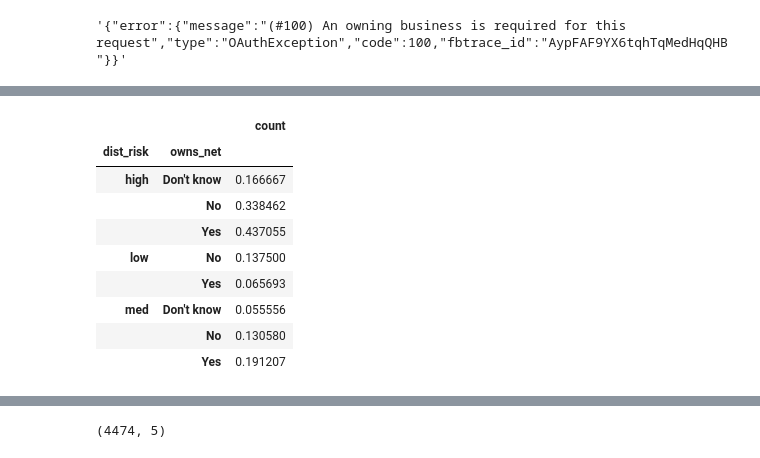
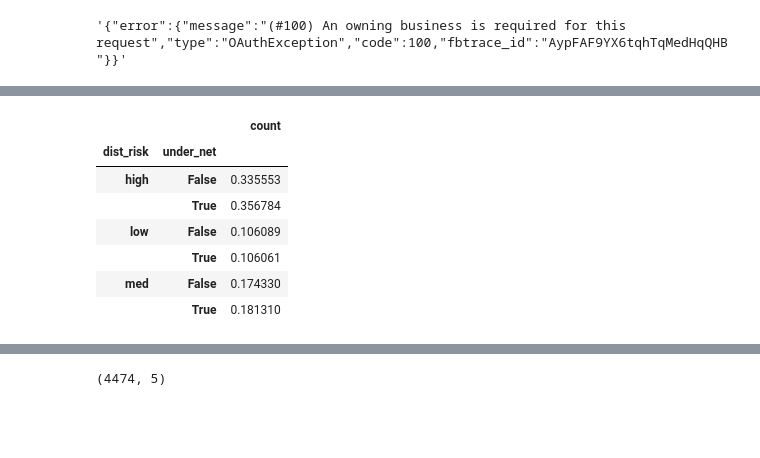
Before and after one commit to vlab-research/vlab, a Jupyter notebook: marketing.ipynb, the cells around one changed output, grey strips where cells are left out. Drawn from its saved outputs; the diff is of its cells as text; code cells hidden in the pictures; blank space fills up the shorter version.

```diff
--- a/marketing.ipynb
+++ b/marketing.ipynb
@@ -315,0 +335,14 @@ dd.loc[dd.cluster.isin(high_malaria_dists), 'dist_risk'] = 'high'
+# %%
+from clustering import get_budget_lookup
+from malaria import window, days_left, get_df
+
+df = get_df(cnf)
+
+stratum = cnf['strata'][0]
+spend = m.get_spend(window())
+budget_lookup = get_budget_lookup(df,
+                                  stratum,
+                                  float('inf'),
+                                  days_left(cnf),
+                                  window(),
+                                  spend)
@@ -315,0 +374,6 @@ dd.loc[dd.cluster.isin(high_malaria_dists), 'dist_risk'] = 'high'
+# %%
+def add_foo(r):
+    r['budget'] = budget_lookup.get(r['disthash'], None)
+    return r
+
+perc = perc.apply(add_foo, 1)
@@ -316,2 +427,12 @@ dd.loc[dd.cluster.isin(high_malaria_dists), 'dist_risk'] = 'high'
+# %%
+high_malaria_dists = perc[(perc.perc > .25)].disthash.unique()
+low_malaria_dists = perc[(perc.perc <= .15)].disthash.unique()
+# low_malaria_dists = perc[(perc.perc == 0.0) & (perc.target >= 0)].disthash.unique()
+
+# low_malaria_dists = cities[cities.include_audience == True].disthash.unique()
+
+dd['dist_risk'] = 'med'
+dd.loc[dd['md:clusterid'].isin(low_malaria_dists), 'dist_risk'] = 'low'
+dd.loc[dd['md:clusterid'].isin(high_malaria_dists), 'dist_risk'] = 'high'
 # %%
 dd.groupby('disthash').head(1)['dist_risk'].value_counts()
@@ -323,6 +480,6 @@ Name: dist_risk, dtype: int64
 # %%
-dd['include_audience'] = dd.dist_risk == 'low'
+# dd['include_audience'] = dd.dist_risk == 'low'
 
-cities = cities.merge(dd.groupby('disthash').head(1).reset_index(drop=True)[['disthash', 'include_audience']])
+# cities = cities.merge(dd.groupby('disthash').head(1).reset_index(drop=True)[['disthash', 'include_audience']])
 
-cities.to_csv('output/cities.csv', index=False)
+# cities.to_csv('output/cities.csv', index=False)
@@ -436,13 +766,11 @@ malaria_prob(dd.groupby(['owns_net']))
 # %%
-malaria_prob(dd.groupby(['dist_risk', 'owns_net']))
+malaria_prob(dd.groupby(['dist_risk', 'under_net']))
 # %% [output]
 |  |  | count |
-| dist_risk | owns_net |  |
-| high | Don't know | 0.166667 |
-|  | No | 0.338462 |
-|  | Yes | 0.437055 |
-| low | No | 0.137500 |
-|  | Yes | 0.065693 |
-| med | Don't know | 0.055556 |
-|  | No | 0.130580 |
-|  | Yes | 0.191207 |
+| dist_risk | under_net |  |
+| high | False | 0.335553 |
+|  | True | 0.356784 |
+| low | False | 0.106089 |
+|  | True | 0.106061 |
+| med | False | 0.174330 |
+|  | True | 0.181310 |
```
Also changed, not shown: parts of 86 cells of this notebook, 3 other files.
